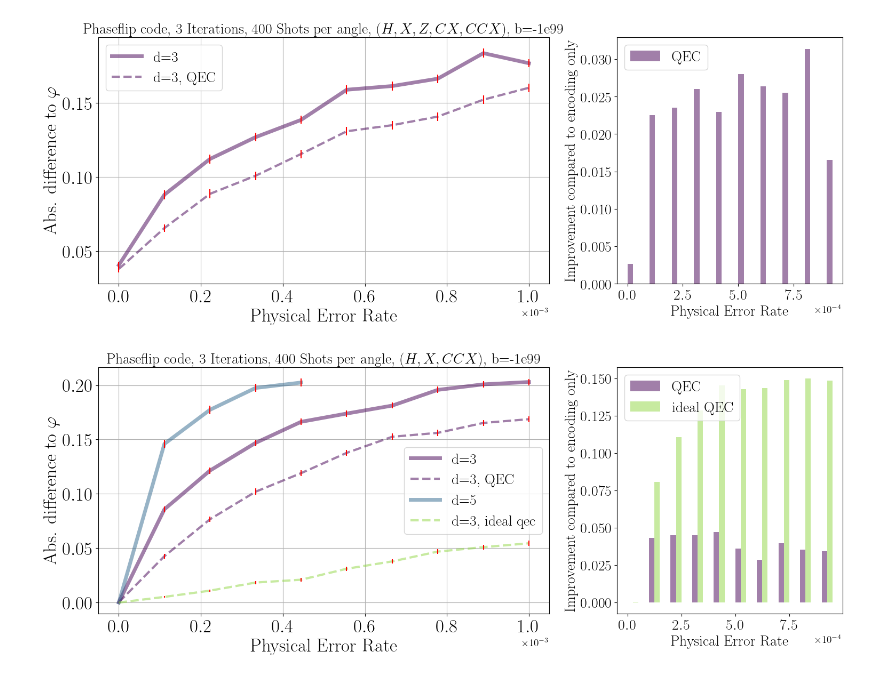
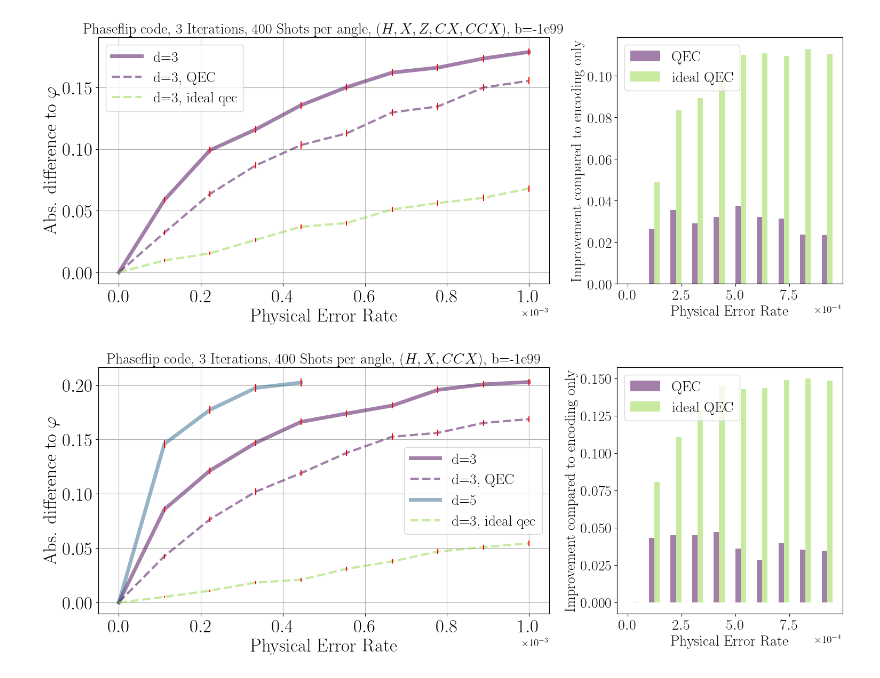
Before and after one commit to RicemanBoy/iqpe, a Jupyter notebook: repcode.ipynb, the cells around one changed output. Saved outputs shown, nothing was run; the diff lists cells and outputs as text; code cells hidden in the pictures.

```diff
--- a/repcode.ipynb
+++ b/repcode.ipynb
@@ -17,7 +17,7 @@ shots = 400
 
 p1, y1, y_qec1, err1, err_qec1 = np.loadtxt("HPC/text/d3_htoffcx_infbias.txt", delimiter = ",")
 # p2, y2, err2 = np.loadtxt("HPC/text/d5_htoff_infbias_noqec_0.txt", delimiter = ",")
-# p3, y3, y_qec3, err3, err_qec3 = np.loadtxt("HPC/text/d3_htoff_infbias_idealqec.txt", delimiter = ",")
+p3, y3, y_qec3, err3, err_qec3 = np.loadtxt("HPC/text/d3_htoffcx_infbias_idealqec.txt", delimiter = ",")
 # p4, y4, y_qec4, err4, err_qec4 = np.loadtxt("HPC/text/bigsteane_ftqec.txt", delimiter = ",")
 # p5, y5, y_qec5, err5, err_qec5 = np.loadtxt("HPC/text/bigsteane_idealqec_lots.txt", delimiter = ",")
 
@@ -37,8 +37,8 @@ ax1.errorbar(p1, y_qec1, yerr=err_qec1, ecolor="red", linestyle="")
 # ax1.plot(p2, y2, label="d=5", marker = "", linestyle = "-", markersize = 20, alpha = 0.5, color = colors[2], linewidth=5)
 # ax1.errorbar(p2, y2, yerr=err2, ecolor="red", linestyle="")
 
-# ax1.plot(p3, y_qec3, label="d=3, ideal qec", marker = "", linestyle = "--", markersize = 20, alpha = 0.5, color = colors[5], linewidth=3)
-# ax1.errorbar(p3, y_qec3, yerr=err_qec3, ecolor="red", linestyle="")
+ax1.plot(p3, y_qec3, label="d=3, ideal qec", marker = "", linestyle = "--", markersize = 20, alpha = 0.5, color = colors[5], linewidth=3)
+ax1.errorbar(p3, y_qec3, yerr=err_qec3, ecolor="red", linestyle="")
 
 # ax1.plot(p4, y_qec4, label="d=5, 2-FTEC", marker = "", linestyle = "--", markersize = 20, alpha = 0.5, color = colors[5])
 # ax1.errorbar(p4, y_qec4, yerr=err_qec4, ecolor="red", linestyle="")
@@ -57,7 +57,7 @@ ax1.legend(fontsize=20)
 x_hist = np.asarray(p1)
 
 qec_hist = -(np.asarray(y_qec1) - np.asarray(y1))
-# idealqec_hist = -(np.asarray(y_qec3) - np.asarray(y1))
+idealqec_hist = -(np.asarray(y_qec3) - np.asarray(y1))
 # ftqec_hist = -(np.asarray(y_qec4) - np.asarray(y1))
 # ftqec_lots_hist = -(np.asarray(y_qec3) - np.asarray(y1))
 # d5_hist = -(np.asarray(y2) - np.asarray(y1))
@@ -68,7 +68,7 @@ bin_width = bins[1] - bins[0]
 
 # Calculate weighted histogram values
 qec_counts, _ = np.histogram(x_hist, bins=bins, weights=qec_hist)
-# idealqec_counts, _ = np.histogram(x_hist, bins=bins, weights=idealqec_hist)
+idealqec_counts, _ = np.histogram(x_hist, bins=bins, weights=idealqec_hist)
 # ftqec_counts, _ = np.histogram(x_hist, bins=bins, weights=ftqec_hist)
 # ftqec_lots_counts, _ = np.histogram(x_hist, bins=bins, weights=ftqec_lots_hist)
 # d5_counts, _ = np.histogram(x_hist, bins=bins, weights=d5_hist)
@@ -87,15 +87,15 @@ ax2.bar(
     label="QEC"
 )
 
-# ax2.bar(
-#     x + bar_width,
-#     idealqec_counts,
-#     width=bar_width,
-#     align="edge",
-#     alpha=0.5,
-#     color=colors[5],
-#     label="ideal QEC"
-# )
+ax2.bar(
+    x + bar_width,
+    idealqec_counts,
+    width=bar_width,
+    align="edge",
+    alpha=0.5,
+    color=colors[5],
+    label="ideal QEC"
+)
 
 # ax2.bar(
 #     x + 2 * bar_width,
@@ -113,34 +113,34 @@ ax2.bar(
 #     width=bar_width,
 #     align="edge",
 #     alpha=0.5,
 #     color=colors[5],
 #     label="2-FTEC (lots)"
 # )
 
 # ax2.bar(
 #     x +  bar_width,
 #     d3_idealqec_counts,
 #     width=bar_width,
 #     align="edge",
 #     alpha=0.5,
 #     color=colors[4],
 #     label="ideal QEC"
 # )
 
 
 ax2.legend(fontsize=20)
 ax2.tick_params(axis='both', which='major', labelsize=20)
 ax2.set_xlabel("Physical Error Rate", fontsize=20)
 ax2.set_ylabel(r"Improvement compared to encoding only", fontsize=20)
 ax1.ticklabel_format(axis="x", style="sci", scilimits=(0, 0)), ax1.xaxis.get_offset_text().set_fontsize(14), ax2.xaxis.get_offset_text().set_fontsize(14)
 ax2.ticklabel_format(axis="x", style="sci", scilimits=(0, 0))
 
 ############################################################################################################################
 #plt.tight_layout()
 # plt.savefig("14.png", bbox_inches="tight" ,dpi=200)
 plt.show()
 # %% [output]
-[figure, old version]
+[figure, new version]
 # %%
 # Phaseflipcode mit bias preserving [H,X,CCX] Gateset!
 shots = 400
```
Also changed, not shown: 7 other files.
